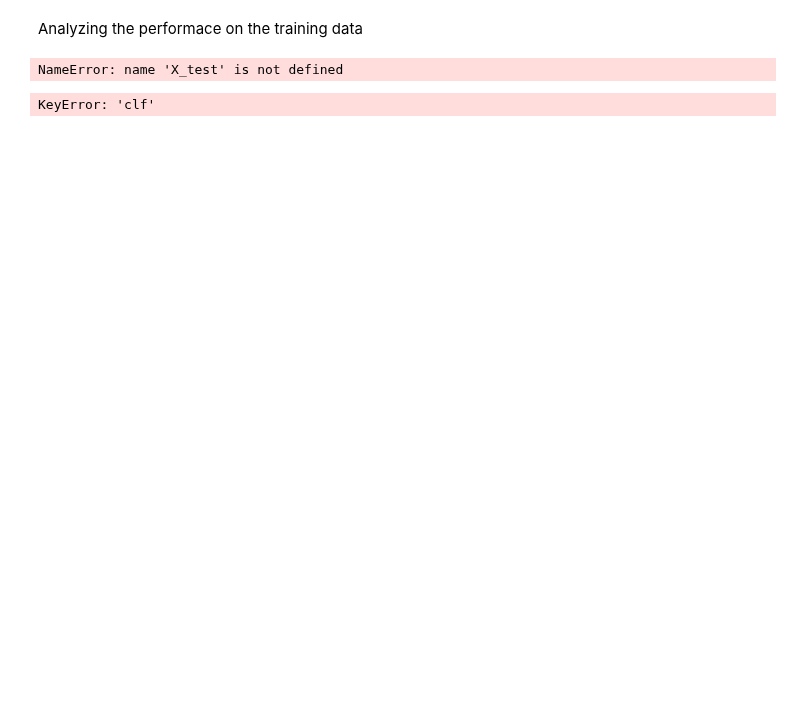
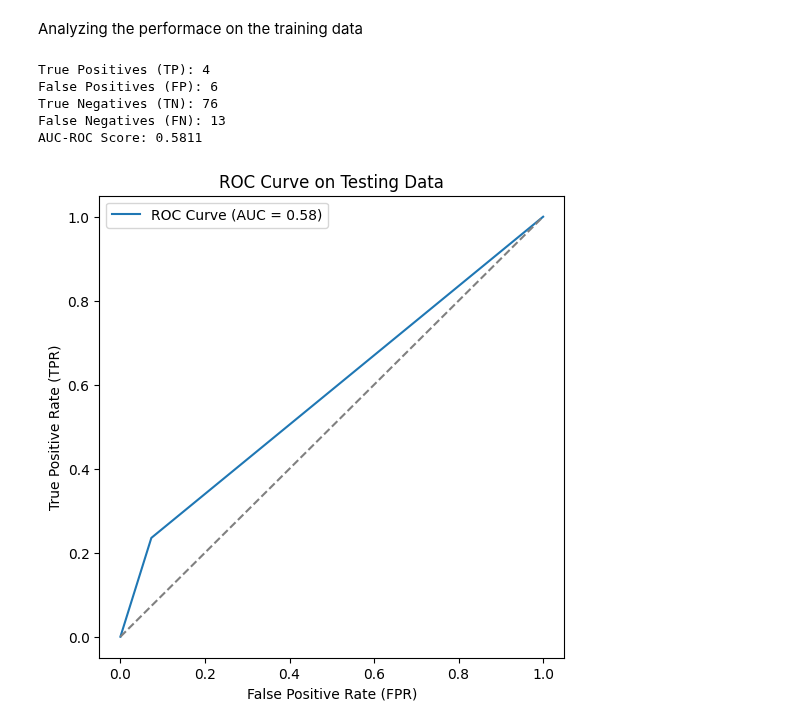
Before and after one commit to gchermside/UCEC_Recurrance, a Jupyter notebook: train_models.ipynb, the cells around one changed output. Saved outputs shown, nothing was run; the diff lists cells and outputs as text; code cells hidden in the pictures; blank space fills up the shorter version.

```diff
--- a/train_models.ipynb
+++ b/train_models.ipynb
@@ -38,12 +38,12 @@ import config
 X_train = joblib.load(config.X_TRAIN_PATH)
 y_train = joblib.load(config.Y_TRAIN_PATH)
 # %%
-def run_random_forest_classifer():
+def run_random_forest_classifier():
     # Code for training Random Forest
     print("Running random forest classifier")
     pipeline = Pipeline([
         ('variance_threshold', VarianceThreshold(threshold=1e-5)),
-        ('scaler', StandardScaler()),
+        # ('scaler', StandardScaler()),
         ('select', SelectKBest(score_func=f_classif)),
         ('clf', RandomForestClassifier(random_state=config.SEED, class_weight='balanced'))
     ])
@@ -185,9 +185,9 @@ def run_logistic_regression_with_LASSO():
 
     return pipeline, param_grid
 
-# Change which model you are using here
-# pipeline, param_grid = run_random_forest_classifer()
-pipeline, param_grid = run_svc()
+# CHANGE WHICH MODEL USED HERE
+pipeline, param_grid = run_random_forest_classifier()
+# pipeline, param_grid = run_svc()
 # pipeline, param_grid = run_logistic_regression_with_LASSO()
 
 # Set up cross-validation
@@ -327,52 +299,40 @@ AUC-ROC Score: 0.7264
 # %% [markdown]
 Analyzing the performace on the training data
 # %%
+X_test = joblib.load(config.X_TEST_PATH)
+y_test = joblib.load(config.Y_TEST_PATH)
+
 y_test_pred = best_model.predict(X_test)
 
 cm_test = confusion_matrix(y_test, y_test_pred)
 tn, fp, fn, tp = cm_test.ravel()
 print(f"True Positives (TP): {tp}")
 print(f"False Positives (FP): {fp}")
 print(f"True Negatives (TN): {tn}")
 print(f"False Negatives (FN): {fn}")
 
 # Compute the AUC-ROC score
 roc_auc = roc_auc_score(y_test, y_test_pred)
 
 # Print the AUC-ROC score
 print(f"AUC-ROC Score: {roc_auc:.4f}")
 
 # Compute ROC curve
 fpr, tpr, _ = roc_curve(y_test, y_test_pred)
 
 # Plot the ROC Curve
 plt.figure(figsize=(6, 6))
 plt.plot(fpr, tpr, linestyle='-', label=f'ROC Curve (AUC = {roc_auc:.2f})')
 plt.plot([0, 1], [0, 1], linestyle='--', color='gray')  # Random classifier line
 plt.xlabel("False Positive Rate (FPR)")
 plt.ylabel("True Positive Rate (TPR)")
 plt.title("ROC Curve on Testing Data")
 plt.legend()
 plt.show()
 # %% [output]
-NameError: name 'X_test' is not defined
+True Positives (TP): 4
+False Positives (FP): 6
+True Negatives (TN): 76
+False Negatives (FN): 13
+AUC-ROC Score: 0.5811
+[figure, added]
-# %%
-# Extract the fitted steps
-coefficients = best_model.named_steps['clf'].coef_.flatten()
-
-
-# Pair each selected feature with its coefficient
-feature_weights = list(zip(feature_names, coefficients))
-
-# Sort features by absolute coefficient value (importance)
-sorted_features = sorted(feature_weights, key=lambda x: abs(x[1]), reverse=True)
-
-# Print top 20 most influential features
-print("Top 20 features by absolute weight:")
-for feature, weight in sorted_features[:20]:
-    print(f"{feature}: {weight:.4f}")
-
-non_zero_count = np.sum(coefficients != 0)
-print(f"\nNumber of non-zero coefficients: {non_zero_count} out of {len(coefficients)}")
-# %% [output]
-KeyError: 'clf'
```
Also changed, not shown: parts of 6 cells of this notebook, 5 other files.
